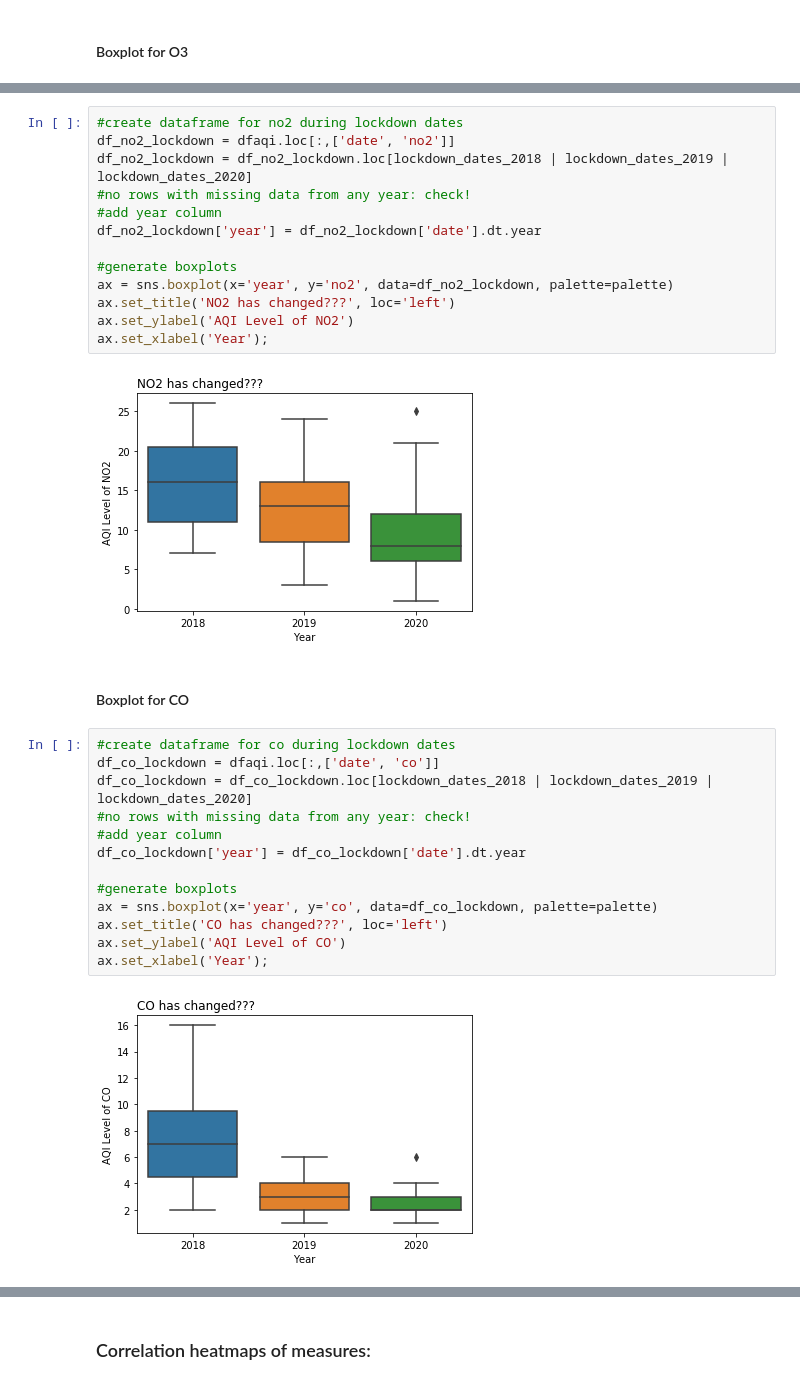
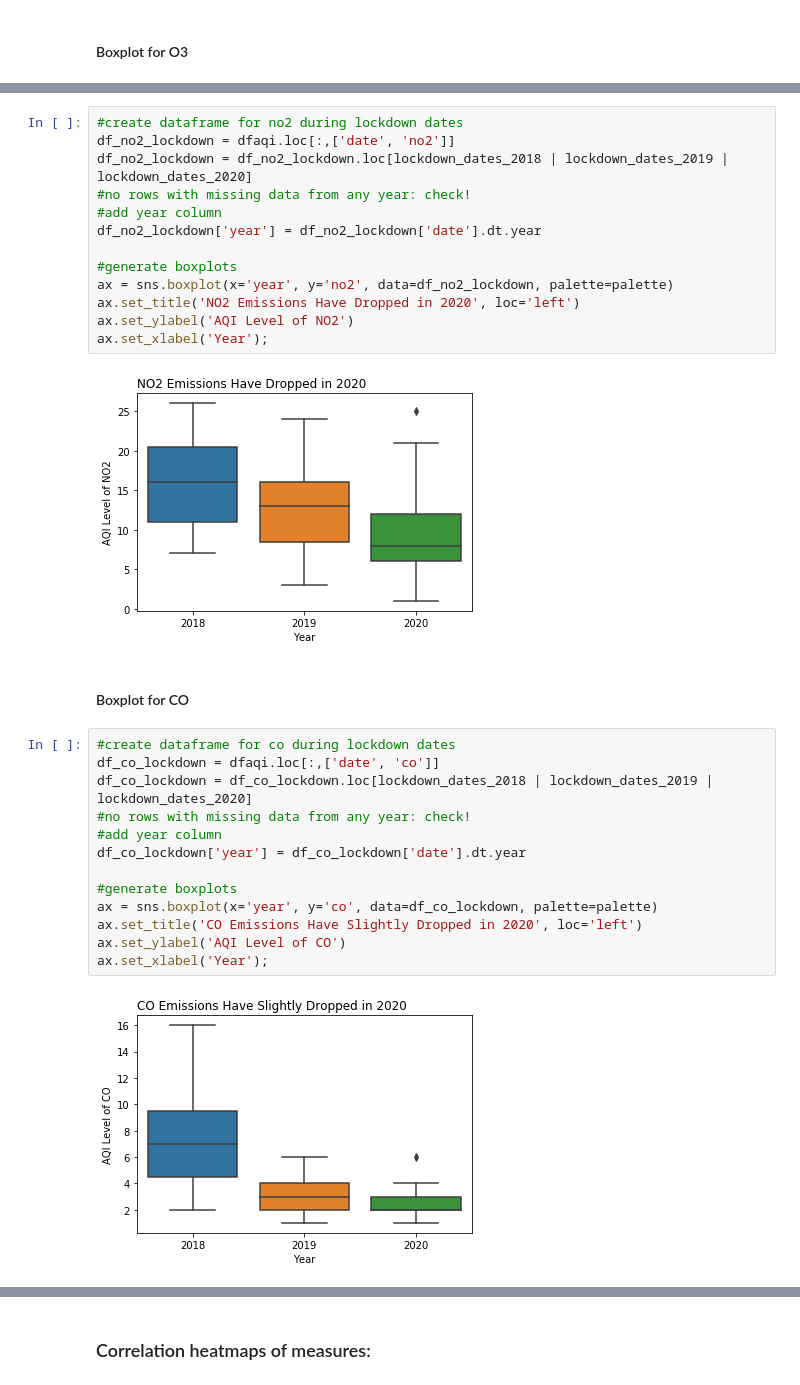
Before and after one commit to SandraVillamar/COVID-19-Lockdown-Affects-Air-Quality-in-LA, a Jupyter notebook: FinalProject_group22.ipynb, the cells around one changed output, grey strips where cells are left out. Saved outputs shown, nothing was run; the diff lists cells and outputs as text.

```diff
--- a/FinalProject_group22.ipynb
+++ b/FinalProject_group22.ipynb
@@ -282,25 +283,25 @@ df_no2_lockdown['year'] = df_no2_lockdown['date'].dt.year
 
 #generate boxplots
 ax = sns.boxplot(x='year', y='no2', data=df_no2_lockdown, palette=palette)
-ax.set_title('NO2 has changed???', loc='left')
+ax.set_title('NO2 Emissions Have Dropped in 2020', loc='left')
 ax.set_ylabel('AQI Level of NO2')
 ax.set_xlabel('Year');
 # %% [output]
-[figure, old version]
+[figure, new version]
 # %% [markdown]
 #### Boxplot for CO
 # %%
 #create dataframe for co during lockdown dates
 df_co_lockdown = dfaqi.loc[:,['date', 'co']]
 df_co_lockdown = df_co_lockdown.loc[lockdown_dates_2018 | lockdown_dates_2019 | lockdown_dates_2020]
 #no rows with missing data from any year: check!
 #add year column
 df_co_lockdown['year'] = df_co_lockdown['date'].dt.year
 
 #generate boxplots
 ax = sns.boxplot(x='year', y='co', data=df_co_lockdown, palette=palette)
-ax.set_title('CO has changed???', loc='left')
+ax.set_title('CO Emissions Have Slightly Dropped in 2020', loc='left')
 ax.set_ylabel('AQI Level of CO')
 ax.set_xlabel('Year');
 # %% [output]
-[figure, old version]
+[figure, new version]
```
Also changed, not shown: parts of 22 cells of this notebook.
